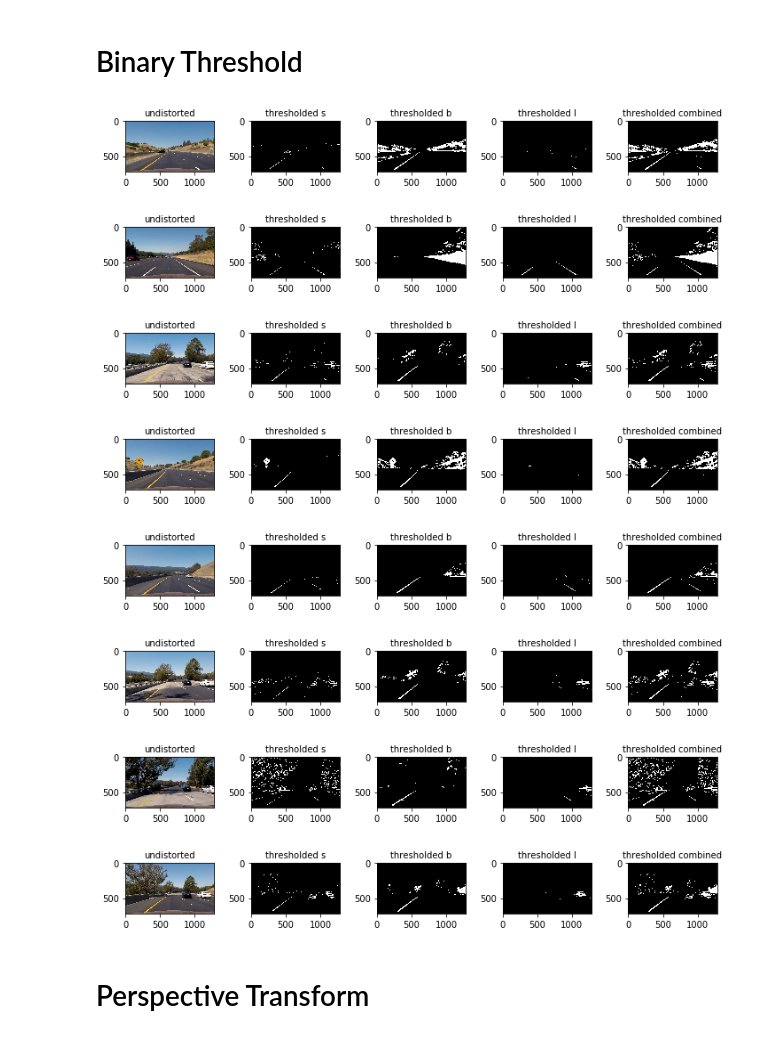
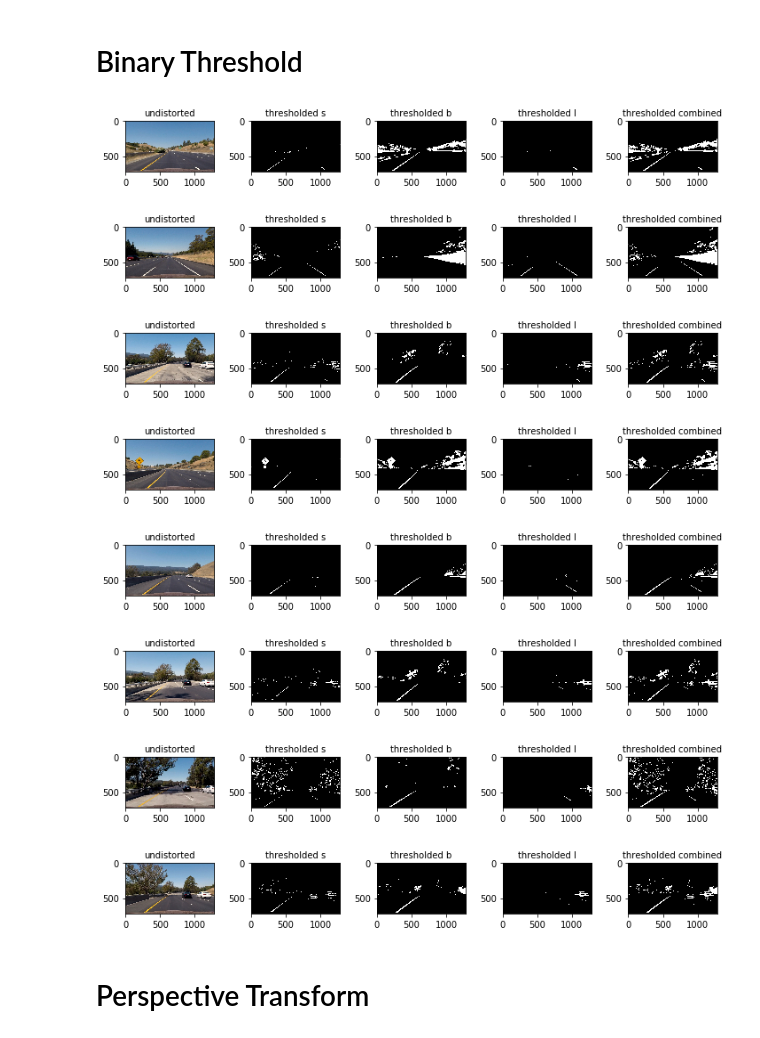
Before and after one commit to YasirHabib/Self-Driving-Car-Engineer, a Jupyter notebook: Advanced-Lane-Lines/Solution.ipynb, the cells around one changed output. Drawn from its saved outputs; the diff is of its cells as text; code cells hidden in the pictures.

Commit message:
code modified to add undistorted image to binary threshold

```diff
--- a/Advanced-Lane-Lines/Solution.ipynb
+++ b/Advanced-Lane-Lines/Solution.ipynb
@@ -152,38 +152,38 @@ input_folder = 'test_images/'
 output_folder = 'test_images_output/'
 thresholded_combined = []
 
 for img in glob(input_folder + '/*.jpg'):
     img = mpimg.imread(img)
     undist = undistort(img, mtx, dist)
-    s_binary, b_binary, l_binary, c_binary = thresholds(img)
+    s_binary, b_binary, l_binary, c_binary = thresholds(undist)
     thresholded_combined.append(c_binary)
 
     f, (ax1, ax2, ax3, ax4, ax5,) = plt.subplots(1, 5, figsize=(10,20))
     f.tight_layout()
 
     ax1.set_title('undistorted', fontsize=10)
     ax1.imshow(undist)
 
     ax2.set_title('thresholded s', fontsize=10)
     ax2.imshow(s_binary, cmap='gray')
 
     ax3.set_title('thresholded b', fontsize=10)
     ax3.imshow(b_binary, cmap='gray')
 
     ax4.set_title('thresholded l', fontsize=10)
     ax4.imshow(l_binary, cmap='gray')
 
     ax5.set_title('thresholded combined', fontsize=10)
     ax5.imshow(c_binary, cmap='gray')
 # %% [output]
 [figure]
-[figure, old version]
+[figure, new version]
-[figure, old version]
+[figure, new version]
 [figure]
 [figure]
 [figure]
-[figure, old version]
+[figure, new version]
-[figure, old version]
+[figure, new version]
 # %% [markdown]
 # Perspective Transform
 # %%
```
Also changed, not shown: parts of 4 cells of this notebook.
